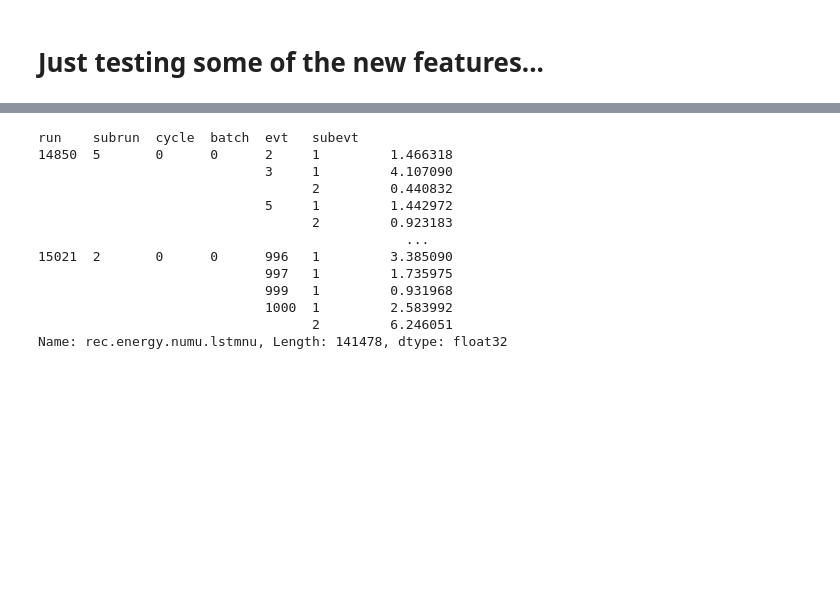
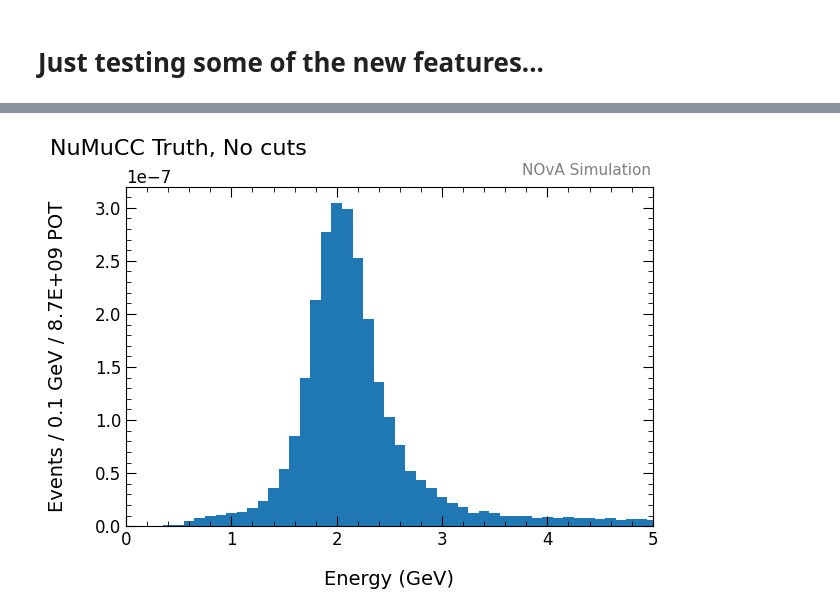
Before and after one commit to aditya-marathe/msci-project, a Jupyter notebook: src/notebooks/temp.ipynb, the cells around one changed output, grey strips where cells are left out. Cells and saved outputs as stored; diff of their text form; code cells hidden in the pictures; blank space fills up the shorter version.

```diff
--- a/src/notebooks/temp.ipynb
+++ b/src/notebooks/temp.ipynb
@@ -14,5 +14,3 @@ ds = Datasets()
 data = ana.NOvAData.init_from_copymerge_h5(h5dirs=[ds.COPYMERGED_C9_DIR])
 # %%
 data.fill_ana_flags(inplace=True)
-# %%
-data.fill_ana_track_kinematics(inplace=True)
@@ -38,16 +46,0 @@ lstm_nu_e = ana.Var('rec.energy.numu', 'lstmnu')
-# %%
-lstm_nu_e(data)
-# %% [output]
-run    subrun  cycle  batch  evt   subevt
-14850  5       0      0      2     1         1.466318
-                             3     1         4.107090
-                                   2         0.440832
-                             5     1         1.442972
-                                   2         0.923183
-                                               ...
-15021  2       0      0      996   1         3.385090
-                             997   1         1.735975
-                             999   1         0.931968
-                             1000  1         2.583992
-                                   2         6.246051
-Name: rec.energy.numu.lstmnu, Length: 141478, dtype: float32
@@ -53,0 +49,30 @@ Name: rec.energy.numu.lstmnu, Length: 141478, dtype: float32
+# %%
+fig, ax = plt.subplots()
+
+# ana.plot_spectrum(ax, data, s, 'LSTM', style='hist')
+# ana.plot_spectrum(ax, data, s2, 'Old', style='hist')
+
+pot = data.table[data.table['ana.mc.flag.isNuMuCC'] > 0]['rec.mc.nu.beam.potnum']
+pot = np.sum(pot)
+
+values, edges = np.histogram(
+    data.table[data.table['ana.mc.flag.isNuMuCC'] > 0]['rec.mc.nu.E'],
+    bins=np.linspace(0, 5, 50 + 1),
+)
+
+values = values / pot
+
+ax.bar(edges[1:], values, width=edges[1] - edges[0])
+
+ax.set_title('NuMuCC Truth, No cuts')
+ax.set_xlabel('Energy (GeV)')
+ax.set_ylabel(f'Events / 0.1 GeV / {pot:0.1E} POT')
+
+ax.set_xlim(0, 5)
+ax.set_ylim(0)
+
+# ax.legend()
+
+ana.init_axes_formatting(ax);
+# %% [output]
+[figure, added]
```
Also changed, not shown: parts of 8 cells of this notebook, 24 other files.
